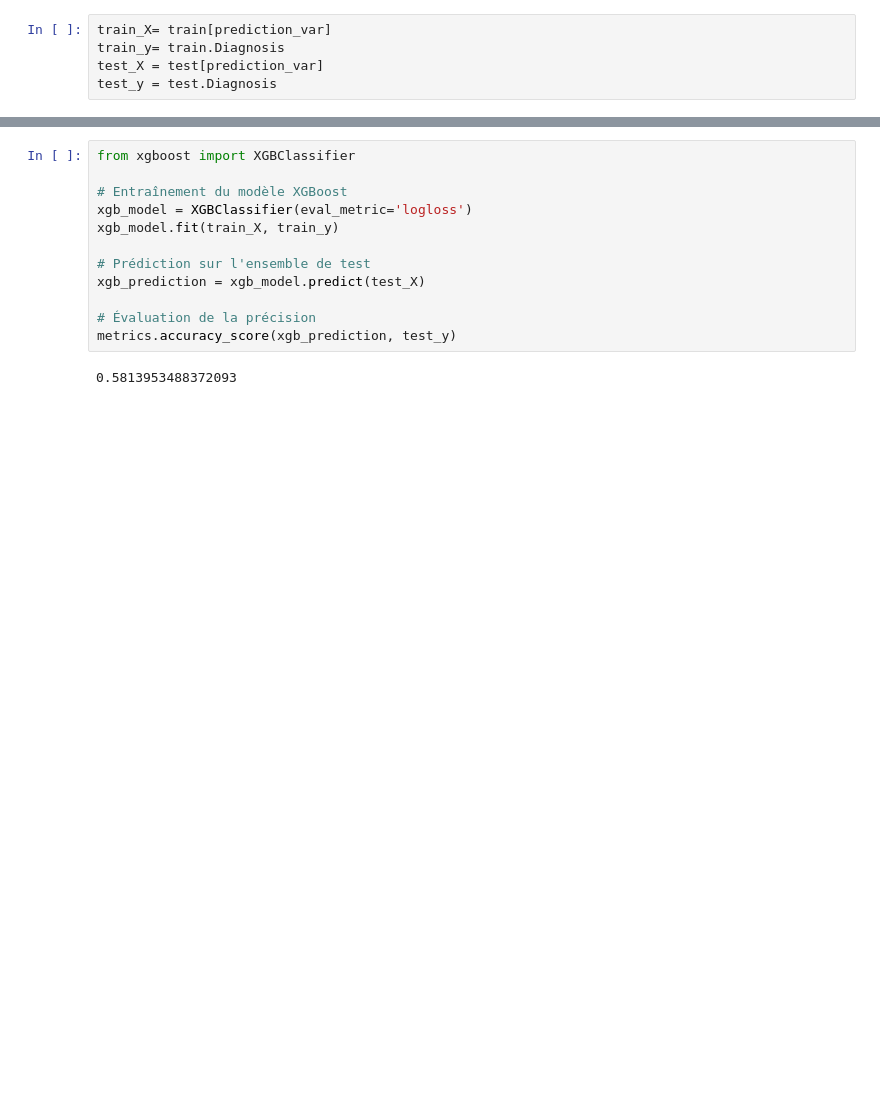
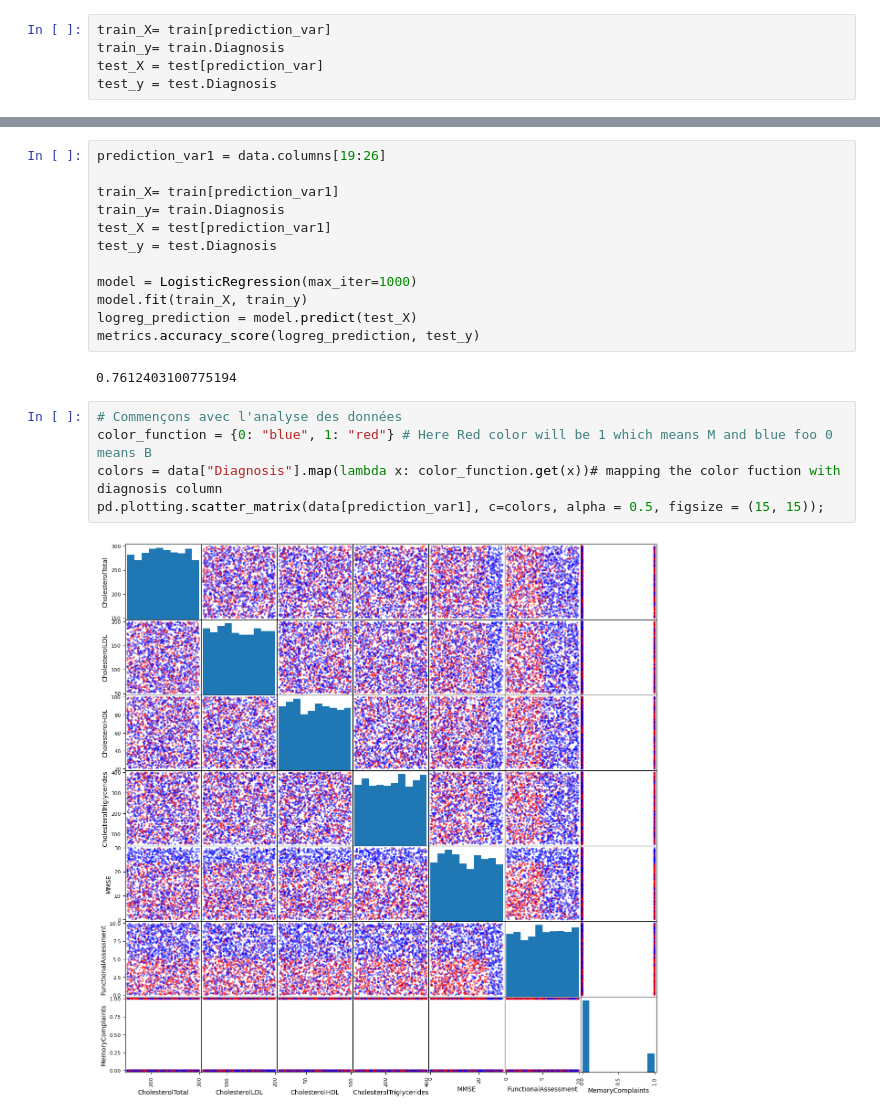
Before and after one commit to bradlab/autoencoder, a Jupyter notebook: autoencoder.ipynb, the cells around one changed output, grey strips where cells are left out. Saved outputs shown, nothing was run; the diff lists cells and outputs as text; blank space fills up the shorter version.

```diff
--- a/autoencoder.ipynb
+++ b/autoencoder.ipynb
@@ -338,14 +369,21 @@ metrics.accuracy_score(prediction,test_y)
-# %%
-from xgboost import XGBClassifier
-
-# Entraînement du modèle XGBoost
-xgb_model = XGBClassifier(eval_metric='logloss')
-xgb_model.fit(train_X, train_y)
-
-# Prédiction sur l'ensemble de test
-xgb_prediction = xgb_model.predict(test_X)
-
-# Évaluation de la précision
-metrics.accuracy_score(xgb_prediction, test_y)
-# %% [output]
-0.5813953488372093
+# %%
+prediction_var1 = data.columns[19:26]
+
+train_X= train[prediction_var1]
+train_y= train.Diagnosis
+test_X = test[prediction_var1]
+test_y = test.Diagnosis
+
+model = LogisticRegression(max_iter=1000)
+model.fit(train_X, train_y)
+logreg_prediction = model.predict(test_X)
+metrics.accuracy_score(logreg_prediction, test_y)
+# %% [output]
+0.7612403100775194
+# %%
+# Commençons avec l'analyse des données
+color_function = {0: "blue", 1: "red"} # Here Red color will be 1 which means M and blue foo 0 means B
+colors = data["Diagnosis"].map(lambda x: color_function.get(x))# mapping the color fuction with diagnosis column
+pd.plotting.scatter_matrix(data[prediction_var1], c=colors, alpha = 0.5, figsize = (15, 15));
+# %% [output]
+[figure, added]
```
Also changed, not shown: parts of 19 cells of this notebook, 3 other files.
